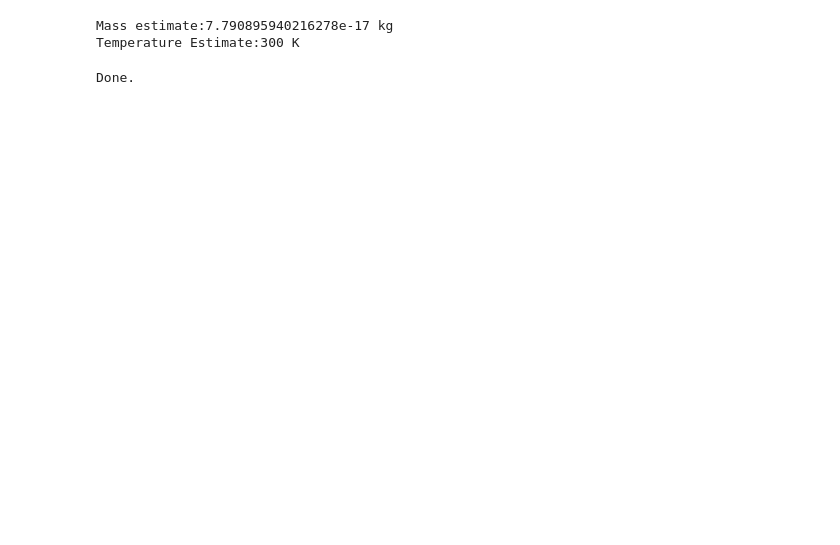
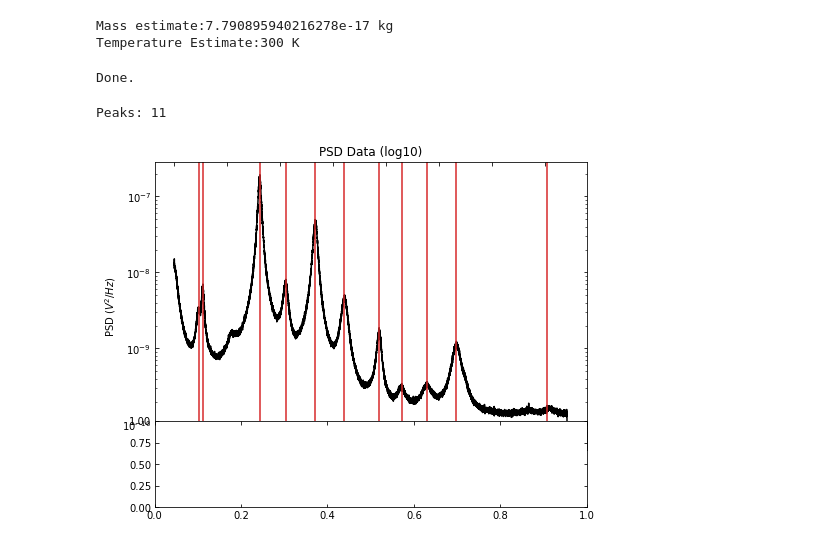
Before and after one commit to jproj3cts/multi-fit, a Jupyter notebook: code/multifit.ipynb, the cells around one changed output. Drawn from its saved outputs; the diff is of its cells as text; code cells hidden in the pictures; blank space fills up the shorter version.

Commit message:
Added saving method and a canvas method to plot without gui

```diff
--- a/code/multifit.ipynb
+++ b/code/multifit.ipynb
@@ -348,28 +350,30 @@ class fit_data:
         res = ((mpxx-multi_peak(xf,*popt))/epxx) #calculating residuals
         ax2.scatter(xf[::point_sep], res[::point_sep], color = 'k', s = 0.1) #plotting residuals
         #print(np.sum(res)**2/res.shape[0])
-        plt.show()
+        #plt.show()
         #print(80*' ', end = '\r')
         #print('Done.')
         #print(np.sqrt(np.diag(pcov)))
         #print(popt)
 
-    def fit_n_plot(self, a, b, c, d, gamma, amp, peak_search_area = 250):
-        self.find_peaks(11)
-        self.fit_multipeak(a, b, c, d, gamma, amp, peak_search_area = 250)
-        self.peak_identification()
-        self.plot()
+    def save(self,directory,fname): #Saving data strucutre
+        errors = np.sqrt(np.diag(self.pcov))
+        background_fit = np.asarray(self.popt[:4])
+        background_err = np.asarray(errors[:4])
+        peaks_fit = np.asarray(np.reshape(self.popt[4:],(int(len(self.popt[4:])/3),3)))
+        peaks_err = np.asarray(np.reshape(errors[4:],(int(len(self.popt[4:])/3),3)))
+        save_stage = [[background_fit, peaks_fit], [background_err, peaks_err]]
+        df = pd.DataFrame(save_stage)
+        path = os.path.join(directory, fname) + '.csv'
+        df.to_csv(path,index=False)
 
-    def save(self,directory,fname):
-        errors = np.sqrt(np.diag(pcov))
-        background_fit = self.popt[0:3]
-        background_err = errors[0:3]
-        peaks_fit = np.reshape(self.popt[4:-1])
-        peaks_err = np.reshape(errors[4:-1])
-        print(background_fit)
-        print(background_err)
-        print(peaks_fit)
-        print(peaks_err)
+    def canv(self): #To show figures without running gui
+        self.fig = plt.figure()
+        self.plot1 = self.fig.add_axes((0.1, 0.3, 1, 1))
+        self.plot2 = self.fig.add_axes((0.1, 0.1, 1, 0.3))
+        self.plot1.tick_params(axis = 'x', labelsize = 0, bottom = True, top = True, left = True, right = 'True', direction = 'in', which = 'both', colors = 'black')
+        self.plot1.tick_params(axis = 'y', bottom = True, top = True, left = True, right = 'True', direction = 'in', which = 'both', colors = 'black')
+        self.plot2.tick_params(bottom = True, top = True, left = True, right = 'True', direction = 'in', which = 'both', colors = 'black')
 # %%
 import tkinter as tk
 import tkinter.font as tkFont
@@ -961,10 +948,9 @@ Done.
 # %%
 fit = fit_data(processed_data)
-fit.find_peaks(11, plot1)
+fit.canv()
+fit.find_peaks(11, fit.plot1)
 fit.fit_multipeak(0, 2, 0, 1e0, 1e4, 1)
-fit.peak_identification()
-fit.plot(plot1, plot2)
-#fit.find_peaks(11)
-#fit.fit_n_plot(0, 2, 0, 1e0, 1e4, 1)
-#fit.fit_multipeak(0, 2, 0, 1e0, 1e4, 1)
-plt.show()
+fit.fig.show()
+# %% [output]
+Peaks: 11
+[figure, added]
```
Also changed, not shown: parts of 3 cells of this notebook.
